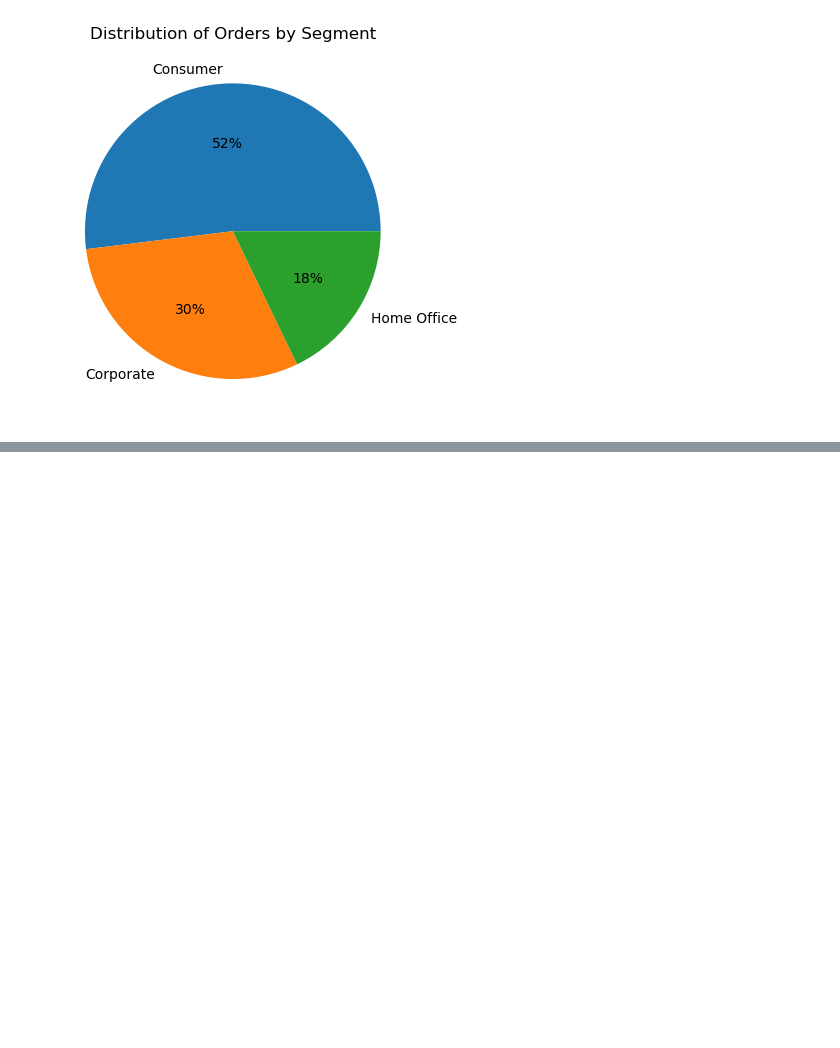
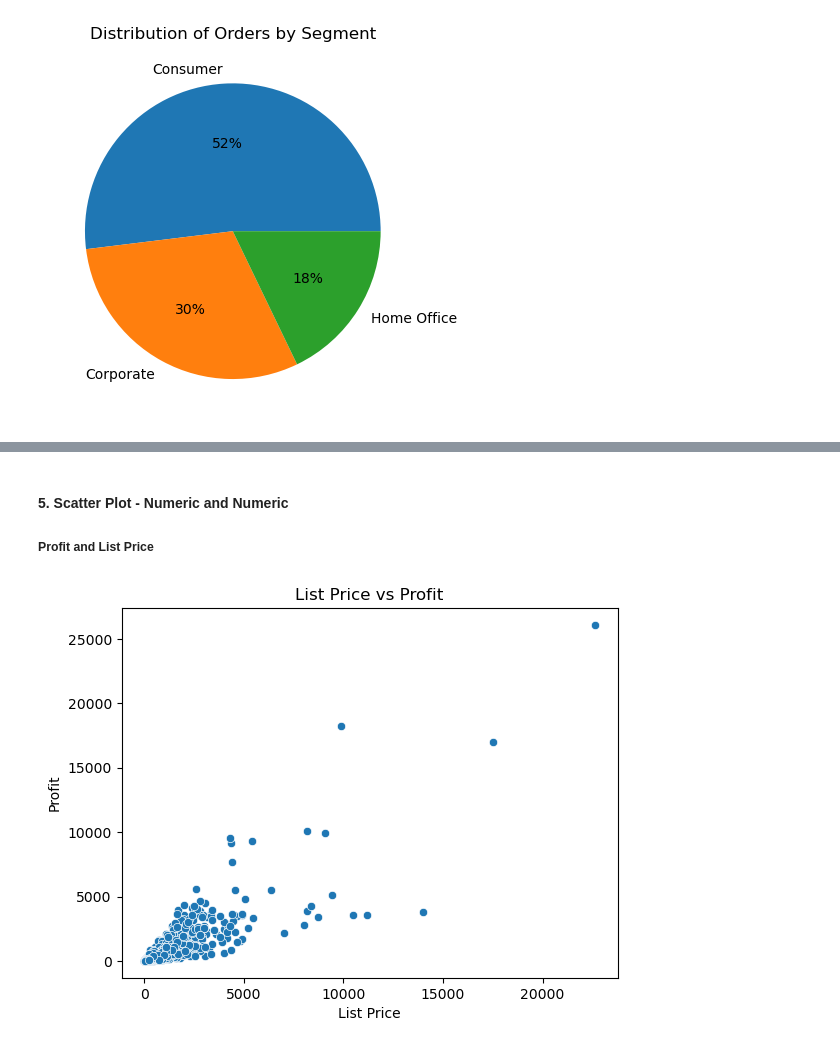
Before and after one commit to JoshOmondi/groupA, a Jupyter notebook: Class_project (1).ipynb, the cells around one changed output, grey strips where cells are left out. Cells and saved outputs as stored; diff of their text form; code cells hidden in the pictures; blank space fills up the shorter version.

```diff
--- a/Class_project.ipynb
+++ b/Class_project (1).ipynb
@@ -330,0 +356,18 @@ plt.show()
+# %% [markdown]
+#### 5. Scatter Plot - Numeric and Numeric
+##### Profit and List Price
+# %%
+# Scatter Plot
+
+# Define Profit
+
+df['Profit'] = (df['List Price'] - df['cost price']) * df['Quantity'] * (1 - df['Discount Percent'] / 100)
+
+
+sns.scatterplot(data=df, x='List Price', y='Profit')
+plt.title('List Price vs Profit')
+plt.xlabel('List Price')
+plt.ylabel('Profit')
+plt.show()
+# %% [output]
+[figure, added]
```
Also changed, not shown: parts of 12 cells of this notebook.
